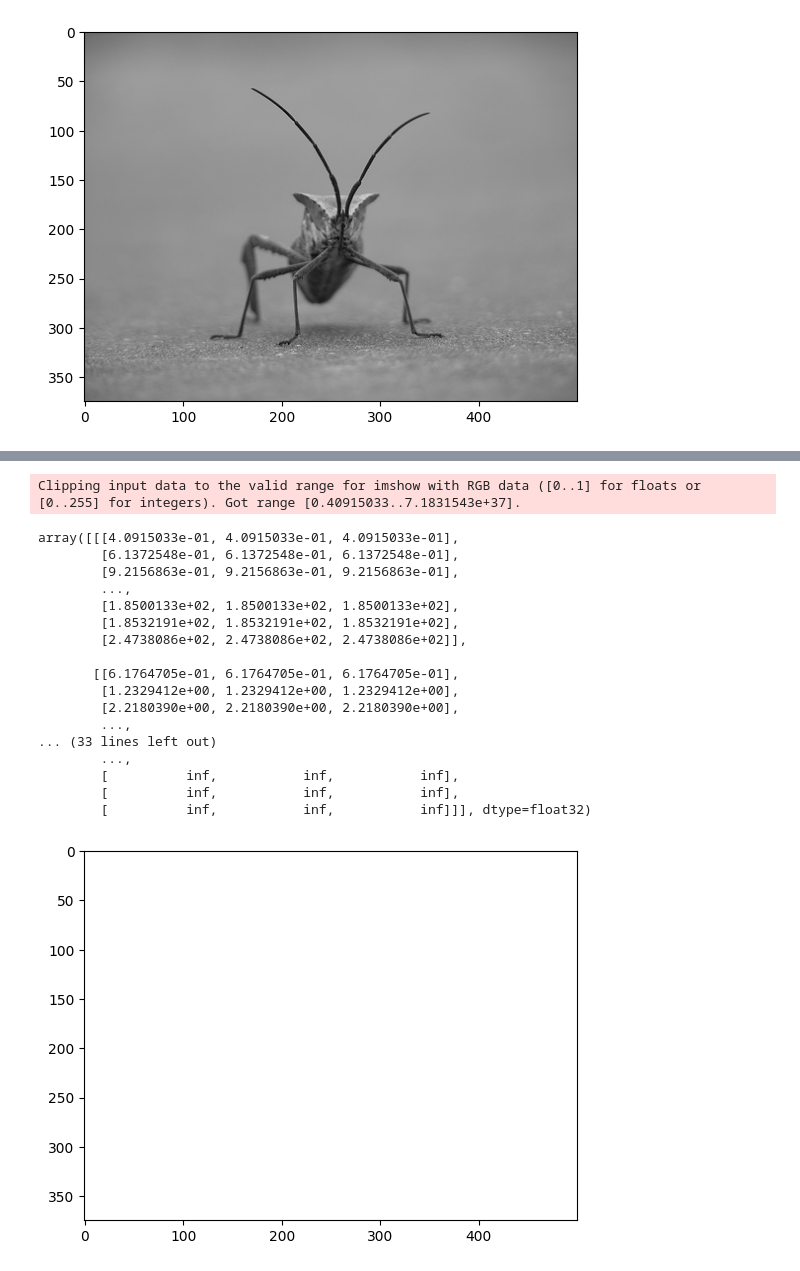
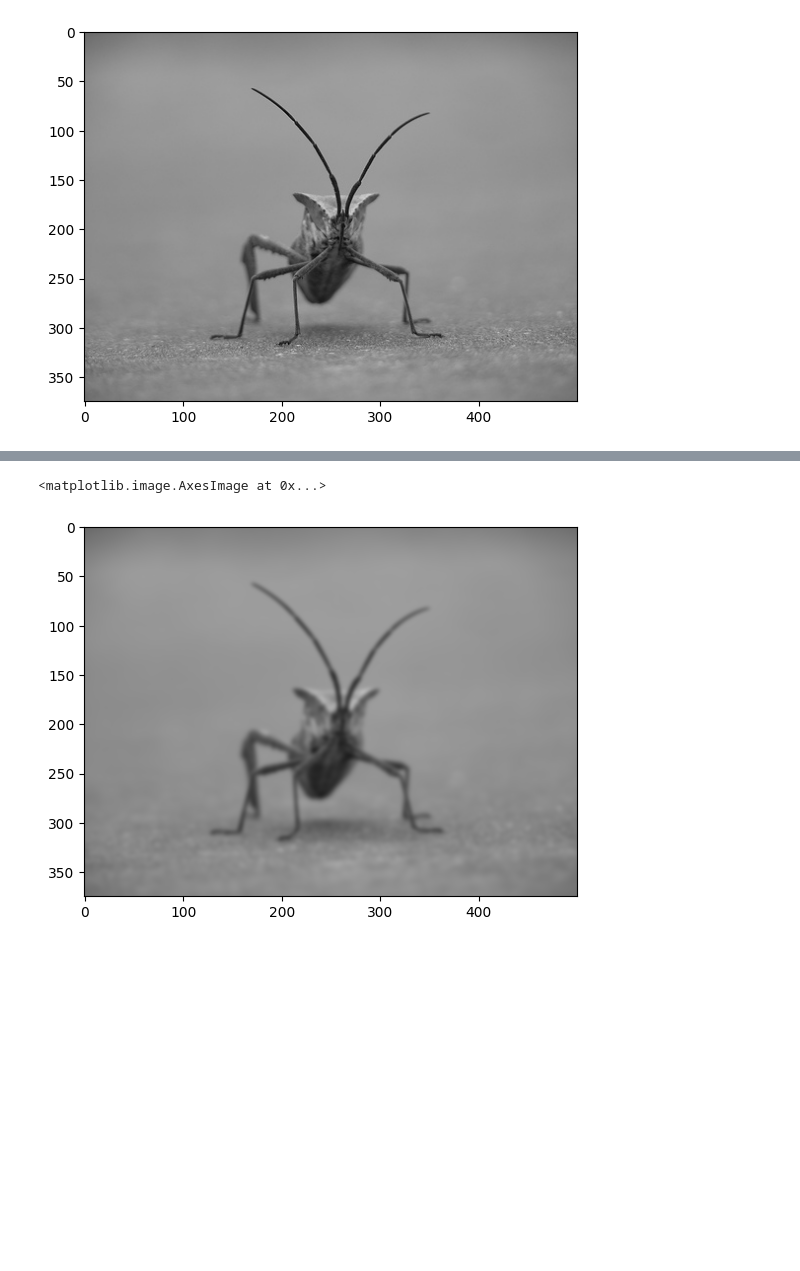
Before and after one commit to matncb/fund-prog, a Jupyter notebook: lista4/ex3.ipynb, the cells around one changed output, grey strips where cells are left out. Saved outputs shown, nothing was run; the diff lists cells and outputs as text; code cells hidden in the pictures; blank space fills up the shorter version.

```diff
--- a/lista4/ex3.ipynb
+++ b/lista4/ex3.ipynb
@@ -33,51 +13,39 @@ array([[[0.40784314, 0.40784314, 0.40784314],
 # %%
 def suave1(img):
-    img_new = np.copy(img)
+    img_new = np.copy(img) #cria copia desvinculada da original
 
     for i in range(img.shape[0]):
         for j in range(img.shape[1]):
-            soma = img[i][j]
-            cont = 1
+            soma = np.copy(img[i][j]) # eu tava passando o ponteiro e o valor de soma estava ligado ao array originial --->  dava tudo errado
+            cont = 1                  # ambiguidade em atribuir valor de img[i][j] a soma ou atribuir ponteiro a variavel
 
-            if i >=1:
+            #em resumo, faz a média dos valores de cada pixel
+            #soma é um array de dim 3
+
+            if i >=1:  #verificacao de fronteira
                 soma += img[i-1][j]
                 cont += 1
-            if i <= (img.shape[0] -2):
+            if i <= (img.shape[0] -2): #verificacao de fronteira
                 soma += img[i+1][j]
                 cont += 1
 
-            if j >=1:
+            if j >=1: #verificacao de fronteira
                 soma += img[i][j-1]
                 cont += 1
-            if j <= (img.shape[1] -2):
+            if j <= (img.shape[1] -2): #verificacao de fronteira
                 soma += img[i][j+1]
                 cont += 1
 
-            img_new[i][j] = soma/cont
+            img_new[i][j] = soma/cont #atualiza valor suavizado na copia
 
     return img_new
-# %%
-img_suave = suave1(img)
-plt.imshow(img_suave)
-
-img_suave
-# %% [output]
-Clipping input data to the valid range for imshow with RGB data ([0..1] for floats or [0..255] for integers). Got range [0.40915033..7.1831543e+37].
-array([[[4.0915033e-01, 4.0915033e-01, 4.0915033e-01],
-        [6.1372548e-01, 6.1372548e-01, 6.1372548e-01],
-        [9.2156863e-01, 9.2156863e-01, 9.2156863e-01],
-        ...,
-        [1.8500133e+02, 1.8500133e+02, 1.8500133e+02],
-        [1.8532191e+02, 1.8532191e+02, 1.8532191e+02],
-        [2.4738086e+02, 2.4738086e+02, 2.4738086e+02]],
-
-       [[6.1764705e-01, 6.1764705e-01, 6.1764705e-01],
-        [1.2329412e+00, 1.2329412e+00, 1.2329412e+00],
-        [2.2180390e+00, 2.2180390e+00, 2.2180390e+00],
-        ...,
-... (33 lines left out)
-        ...,
-        [          inf,           inf,           inf],
-        [          inf,           inf,           inf],
-        [          inf,           inf,           inf]]], dtype=float32)
-[figure, removed]
+# %%
+N = 10
+
+for i in range(N): #suavia N vezes
+    img = suave1(img)
+
+plt.imshow(img)
+# %% [output]
+<matplotlib.image.AxesImage at 0x...>
+[figure, added]
```
Also changed, not shown: parts of 1 cell of this notebook.
